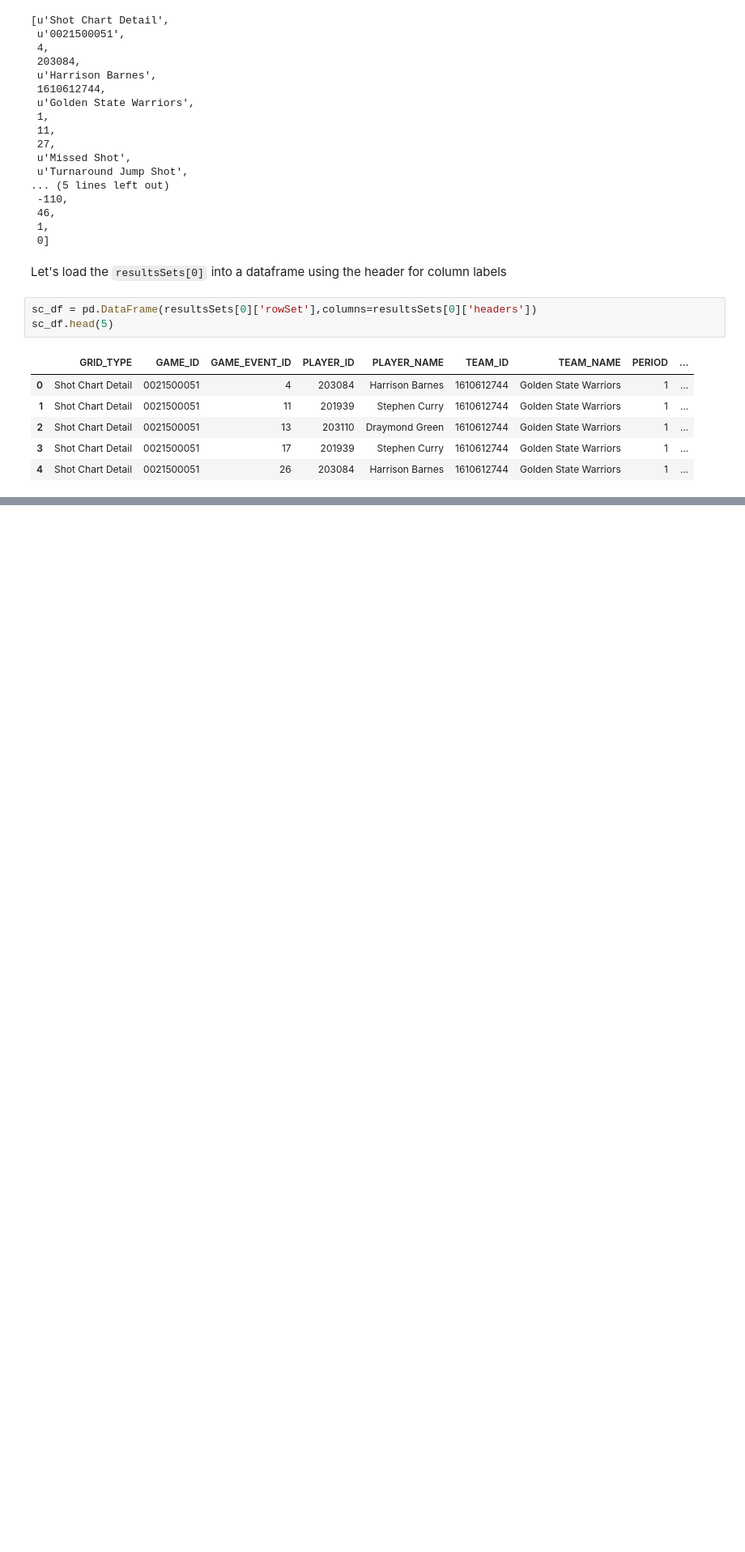
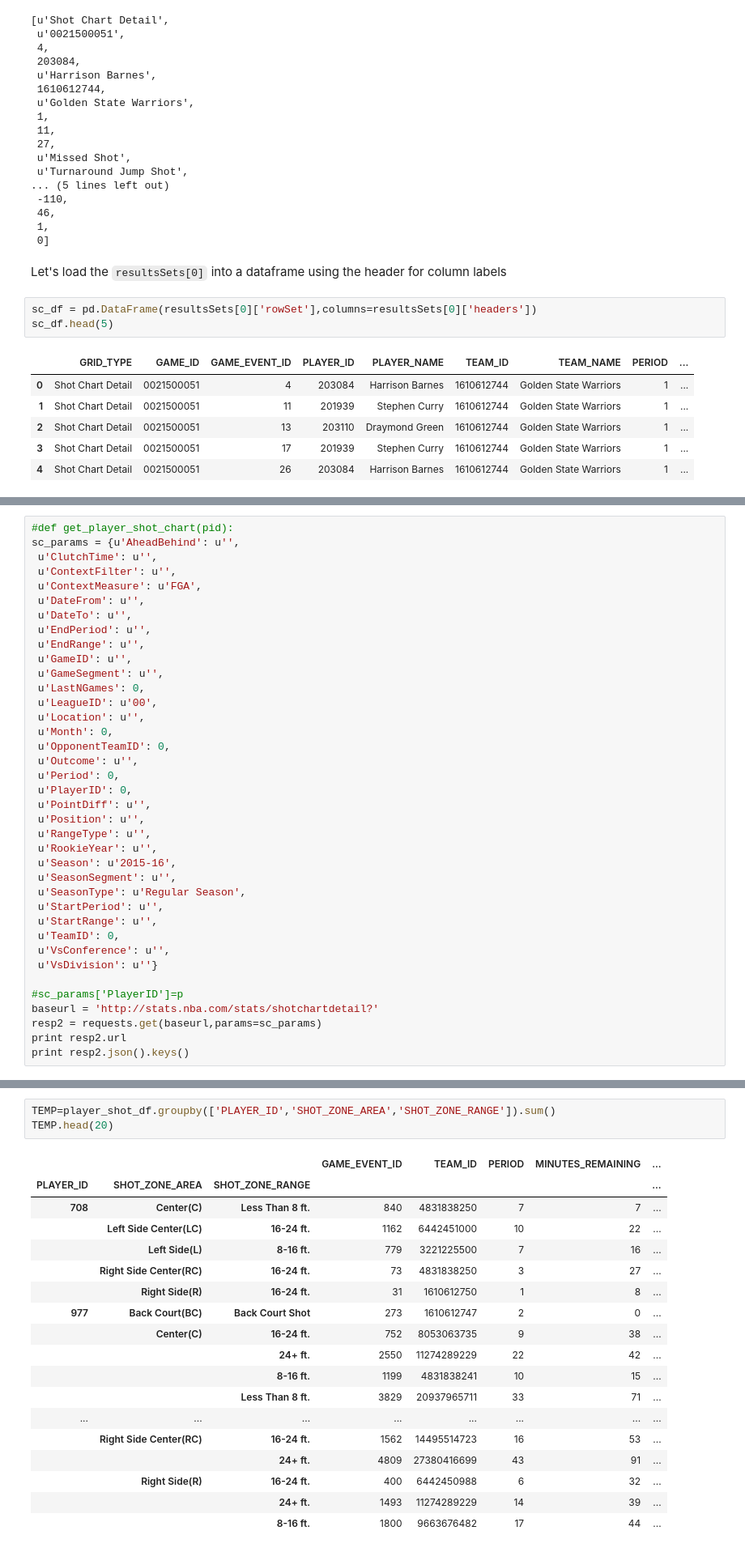
Before and after one commit to btq/nba_stats, a Jupyter notebook: NBA_shot_charts.ipynb, the cells around one changed output, grey strips where cells are left out. Shown at 81% size. Saved outputs shown, nothing was run; the diff lists cells and outputs as text; blank space fills up the shorter version.

```diff
--- a/NBA_shot_charts.ipynb
+++ b/NBA_shot_charts.ipynb
@@ -176,0 +204,38 @@ plt.show()
+# %%
+#def get_player_shot_chart(pid):
+sc_params = {u'AheadBehind': u'',
+ u'ClutchTime': u'',
+ u'ContextFilter': u'',
+ u'ContextMeasure': u'FGA',
+ u'DateFrom': u'',
+ u'DateTo': u'',
+ u'EndPeriod': u'',
+ u'EndRange': u'',
+ u'GameID': u'',
+ u'GameSegment': u'',
+ u'LastNGames': 0,
+ u'LeagueID': u'00',
+ u'Location': u'',
+ u'Month': 0,
+ u'OpponentTeamID': 0,
+ u'Outcome': u'',
+ u'Period': 0,
+ u'PlayerID': 0,
+ u'PointDiff': u'',
+ u'Position': u'',
+ u'RangeType': u'',
+ u'RookieYear': u'',
+ u'Season': u'2015-16',
+ u'SeasonSegment': u'',
+ u'SeasonType': u'Regular Season',
+ u'StartPeriod': u'',
+ u'StartRange': u'',
+ u'TeamID': 0,
+ u'VsConference': u'',
+ u'VsDivision': u''}
+
+#sc_params['PlayerID']=p
+baseurl = 'http://stats.nba.com/stats/shotchartdetail?'
+resp2 = requests.get(baseurl,params=sc_params)
+print resp2.url
+print resp2.json().keys()
@@ -176,0 +290,22 @@ plt.show()
+# %%
+TEMP=player_shot_df.groupby(['PLAYER_ID','SHOT_ZONE_AREA','SHOT_ZONE_RANGE']).sum()
+TEMP.head(20)
+# %% [output]
+|  |  |  | GAME_EVENT_ID | TEAM_ID | PERIOD | MINUTES_REMAINING | ... |
+| PLAYER_ID | SHOT_ZONE_AREA | SHOT_ZONE_RANGE |  |  |  |  | ... |
+| 708 | Center(C) | Less Than 8 ft. | 840 | 4831838250 | 7 | 7 | ... |
+|  | Left Side Center(LC) | 16-24 ft. | 1162 | 6442451000 | 10 | 22 | ... |
+|  | Left Side(L) | 8-16 ft. | 779 | 3221225500 | 7 | 16 | ... |
+|  | Right Side Center(RC) | 16-24 ft. | 73 | 4831838250 | 3 | 27 | ... |
+|  | Right Side(R) | 16-24 ft. | 31 | 1610612750 | 1 | 8 | ... |
+| 977 | Back Court(BC) | Back Court Shot | 273 | 1610612747 | 2 | 0 | ... |
+|  | Center(C) | 16-24 ft. | 752 | 8053063735 | 9 | 38 | ... |
+|  |  | 24+ ft. | 2550 | 11274289229 | 22 | 42 | ... |
+|  |  | 8-16 ft. | 1199 | 4831838241 | 10 | 15 | ... |
+|  |  | Less Than 8 ft. | 3829 | 20937965711 | 33 | 71 | ... |
+| ... | ... | ... | ... | ... | ... | ... | ... |
+|  | Right Side Center(RC) | 16-24 ft. | 1562 | 14495514723 | 16 | 53 | ... |
+|  |  | 24+ ft. | 4809 | 27380416699 | 43 | 91 | ... |
+|  | Right Side(R) | 16-24 ft. | 400 | 6442450988 | 6 | 32 | ... |
+|  |  | 24+ ft. | 1493 | 11274289229 | 14 | 39 | ... |
+|  |  | 8-16 ft. | 1800 | 9663676482 | 17 | 44 | ... |
```
Also changed, not shown: parts of 14 cells of this notebook, 1 other file.
